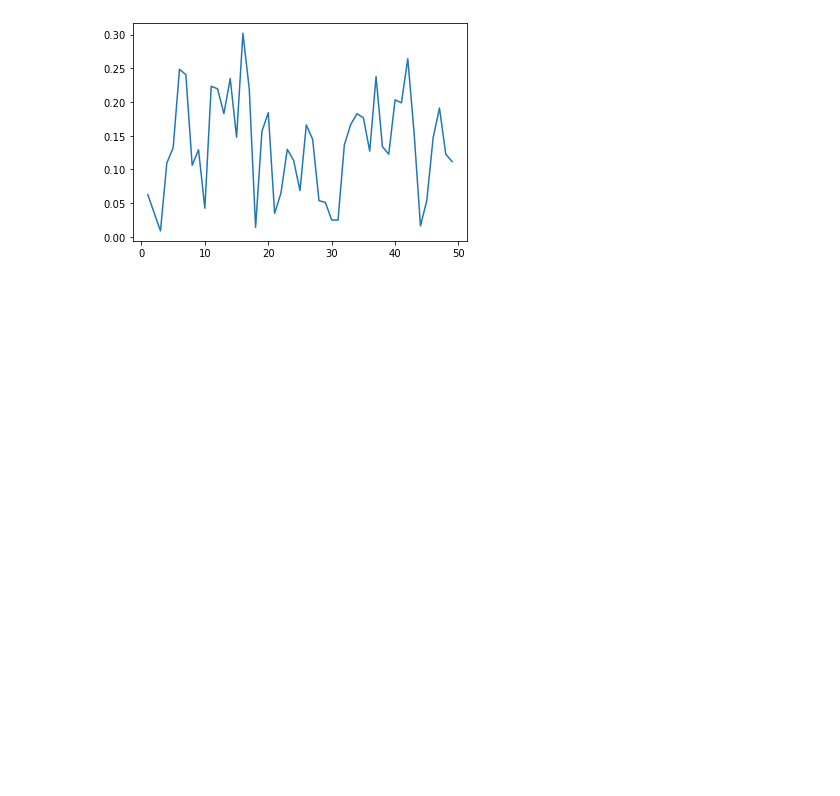
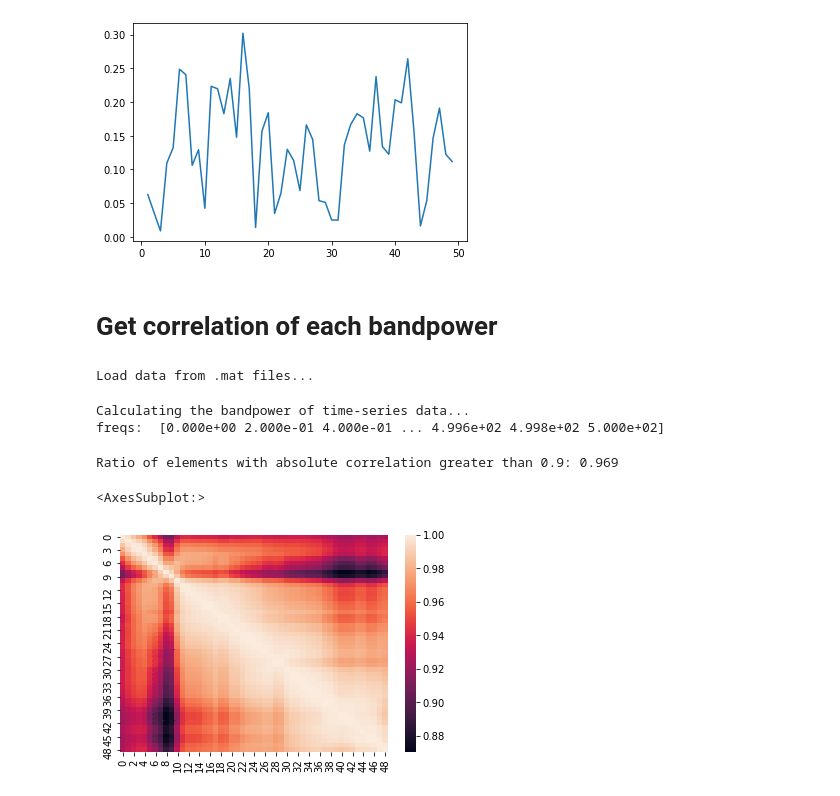
Before and after one commit to hundredball/Classroom_stress, a Jupyter notebook: data_analysis.ipynb, the cells around one changed output. Cells and saved outputs as stored; diff of their text form; code cells hidden in the pictures; blank space fills up the shorter version.

Commit message:
Add correlation analysis

```diff
--- a/data_analysis.ipynb
+++ b/data_analysis.ipynb
@@ -257,3 +258,29 @@ Calculating the bandpower of time-series data...
 freqs:  [0.000e+00 2.000e-01 4.000e-01 ... 2.496e+02 2.498e+02 2.500e+02]
 [<matplotlib.lines.Line2D at 0x...>]
 [figure]
+# %% [markdown]
+# Get correlation of each bandpower
+# %%
+EEG_list, labels, df_all = dataloader.read_data(label_format=1)
+# %% [output]
+Load data from .mat files...
+# %%
+low, high = list(range(1,50)), list(range(2,51))
+powers, psds, freqs = bandpower.get_bandpower(EEG_list, 1000, low, high, dB_scale=True)
+# %% [output]
+Calculating the bandpower of time-series data...
+freqs:  [0.000e+00 2.000e-01 4.000e-01 ... 4.996e+02 4.998e+02 5.000e+02]
+# %%
+# Average over channels
+powers = np.array([np.mean(powers[i], axis=0) for i in range(len(powers))])
+# %%
+corr_data = np.corrcoef(powers.T)
+print('Ratio of elements with absolute correlation greater than 0.9: %.3f'
+      %(np.sum(np.abs(corr_data)>0.9)/np.size(corr_data)))
+# %% [output]
+Ratio of elements with absolute correlation greater than 0.9: 0.969
+# %%
+sns.heatmap(np.abs(corr_data))
+# %% [output]
+<AxesSubplot:>
+[figure, added]
```
Also changed, not shown: parts of 1 cell of this notebook.
